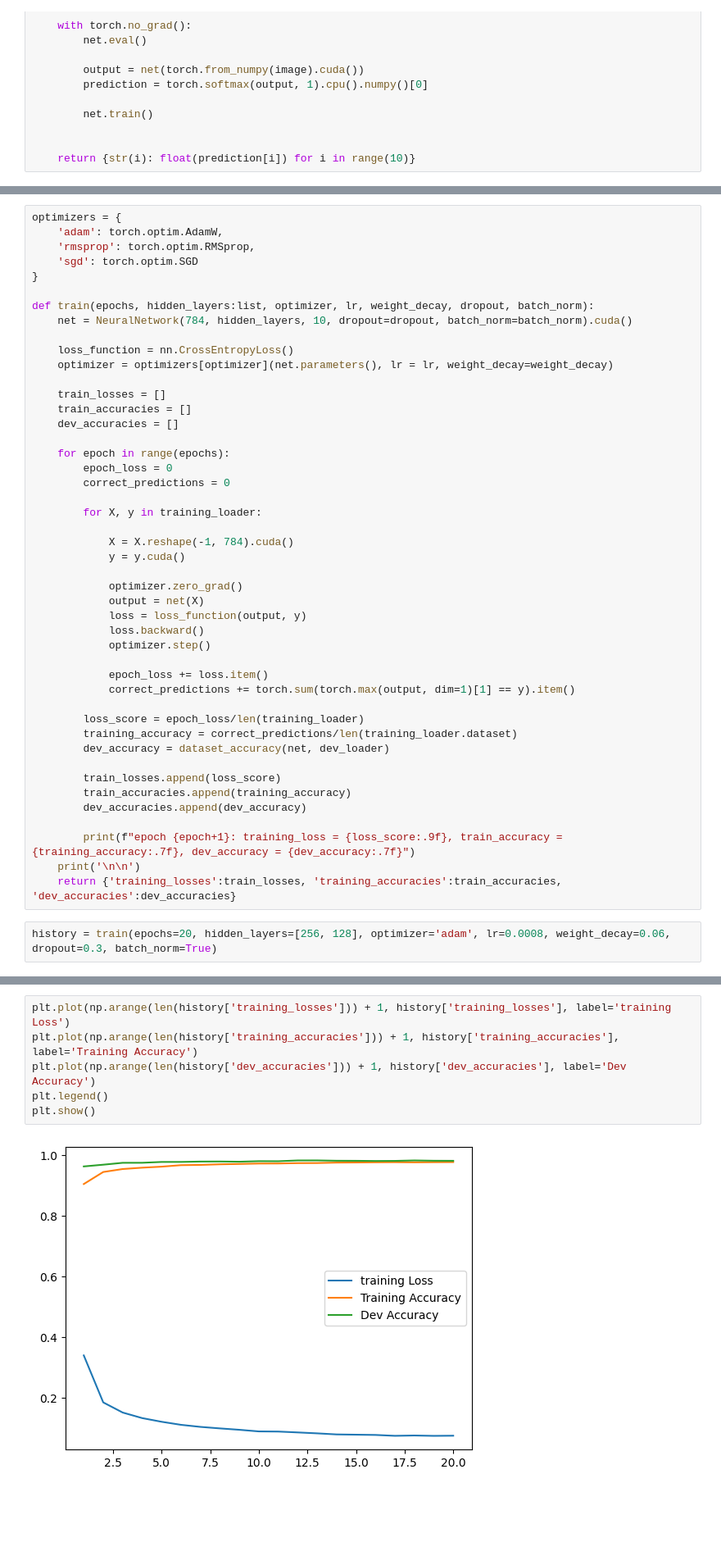
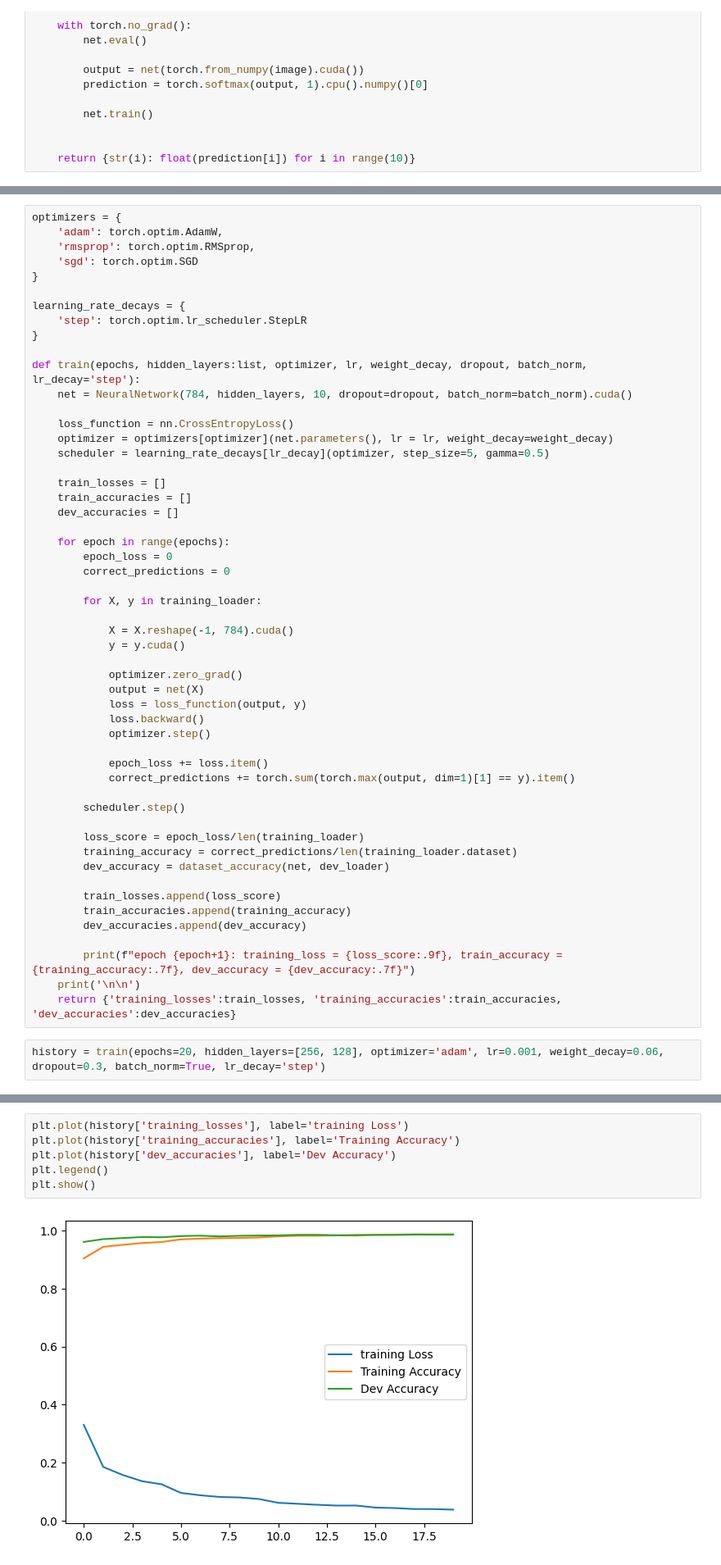
Before and after one commit to Ephab/Multilayer-Perceptron-in-PyTorch, a Jupyter notebook: PyTorch_MLP.ipynb, the cells around one changed output, grey strips where cells are left out. Shown at 82% size. Saved outputs shown, nothing was run; the diff lists cells and outputs as text; blank space fills up the shorter version.

Commit message:
Implemented learning rate decay and achieved the highest dev-set accuracy yet (0.9866).

```diff
--- a/PyTorch_MLP.ipynb
+++ b/PyTorch_MLP.ipynb
@@ -215,11 +215,16 @@ optimizers = {
     'sgd': torch.optim.SGD
 }
 
-def train(epochs, hidden_layers:list, optimizer, lr, weight_decay, dropout, batch_norm):
+learning_rate_decays = {
+    'step': torch.optim.lr_scheduler.StepLR
+}
+
+def train(epochs, hidden_layers:list, optimizer, lr, weight_decay, dropout, batch_norm, lr_decay='step'):
     net = NeuralNetwork(784, hidden_layers, 10, dropout=dropout, batch_norm=batch_norm).cuda()
 
     loss_function = nn.CrossEntropyLoss()
     optimizer = optimizers[optimizer](net.parameters(), lr = lr, weight_decay=weight_decay)
+    scheduler = learning_rate_decays[lr_decay](optimizer, step_size=5, gamma=0.5)
 
     train_losses = []
     train_accuracies = []
@@ -243,6 +248,8 @@ def train(epochs, hidden_layers:list, optimizer, lr, weight_decay, dropout, batc
             epoch_loss += loss.item()
             correct_predictions += torch.sum(torch.max(output, dim=1)[1] == y).item()
 
+        scheduler.step()
+
         loss_score = epoch_loss/len(training_loader)
         training_accuracy = correct_predictions/len(training_loader.dataset)
         dev_accuracy = dataset_accuracy(net, dev_loader)
@@ -255,5 +262,5 @@ def train(epochs, hidden_layers:list, optimizer, lr, weight_decay, dropout, batc
     print('\n\n')
     return {'training_losses':train_losses, 'training_accuracies':train_accuracies, 'dev_accuracies':dev_accuracies}
 # %%
-history = train(epochs=20, hidden_layers=[256, 128], optimizer='adam', lr=0.0008, weight_decay=0.06, dropout=0.3, batch_norm=True)
+history = train(epochs=20, hidden_layers=[256, 128], optimizer='adam', lr=0.001, weight_decay=0.06, dropout=0.3, batch_norm=True, lr_decay='step')
 # %% [output]
@@ -280,8 +287,8 @@ epoch 20: training_loss = 0.075464860, train_accuracy = 0.9765200, dev_accuracy
 # %%
-plt.plot(np.arange(len(history['training_losses'])) + 1, history['training_losses'], label='training Loss')
-plt.plot(np.arange(len(history['training_accuracies'])) + 1, history['training_accuracies'], label='Training Accuracy')
-plt.plot(np.arange(len(history['dev_accuracies'])) + 1, history['dev_accuracies'], label='Dev Accuracy')
+plt.plot(history['training_losses'], label='training Loss')
+plt.plot(history['training_accuracies'], label='Training Accuracy')
+plt.plot(history['dev_accuracies'], label='Dev Accuracy')
 plt.legend()
 plt.show()
 # %% [output]
-[figure, old version]
+[figure, new version]
```
Also changed, not shown: parts of 4 cells of this notebook.
